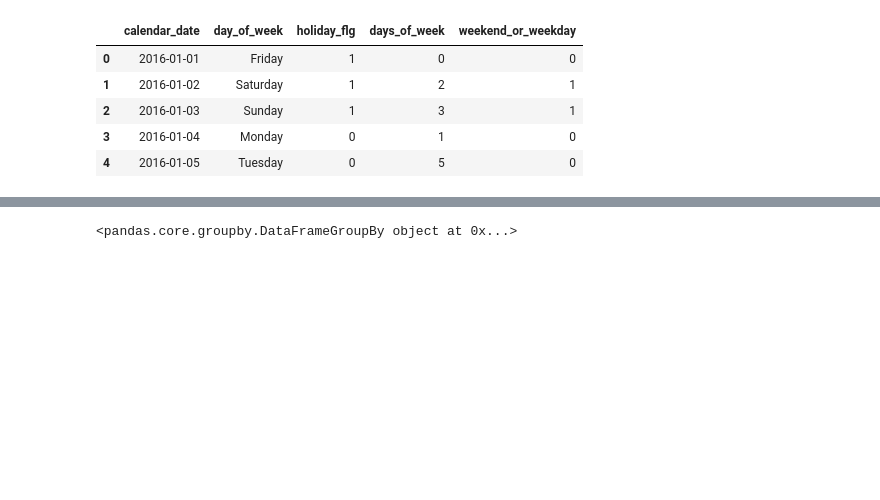
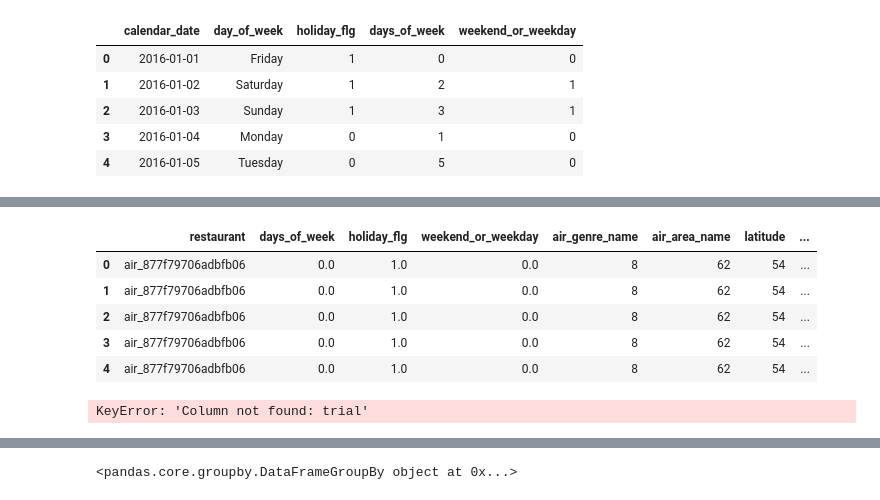
Before and after one commit to jmt7080/Forecasting_visitors, a Jupyter notebook: restaurant_notebook.ipynb, the cells around one changed output, grey strips where cells are left out. Drawn from its saved outputs; the diff is of its cells as text; code cells hidden in the pictures; blank space fills up the shorter version.

```diff
--- a/restaurant_notebook.ipynb
+++ b/restaurant_notebook.ipynb
@@ -209,3 +189,16 @@ memory usage: 303.8+ MB
+# %%
+features.head(5)
+# %% [output]
+|  | restaurant | days_of_week | holiday_flg | weekend_or_weekday | air_genre_name | air_area_name | latitude | ... |
+| 0 | air_877f79706adbfb06 | 0.0 | 1.0 | 0.0 | 8 | 62 | 54 | ... |
+| 1 | air_877f79706adbfb06 | 0.0 | 1.0 | 0.0 | 8 | 62 | 54 | ... |
+| 2 | air_877f79706adbfb06 | 0.0 | 1.0 | 0.0 | 8 | 62 | 54 | ... |
+| 3 | air_877f79706adbfb06 | 0.0 | 1.0 | 0.0 | 8 | 62 | 54 | ... |
+| 4 | air_877f79706adbfb06 | 0.0 | 1.0 | 0.0 | 8 | 62 | 54 | ... |
+# %%
+trial = features.groupby(['restaurant', 'days_of_week'], as_index=False)['trial']
+# %% [output]
+KeyError: 'Column not found: trial'
 # %%
 air_visitors = df2['reserve_visitors_x'].fillna(0)
 hpg_visitors = df2['reserve_visitors_y'].fillna(0)
```
Also changed, not shown: parts of 7 cells of this notebook.
